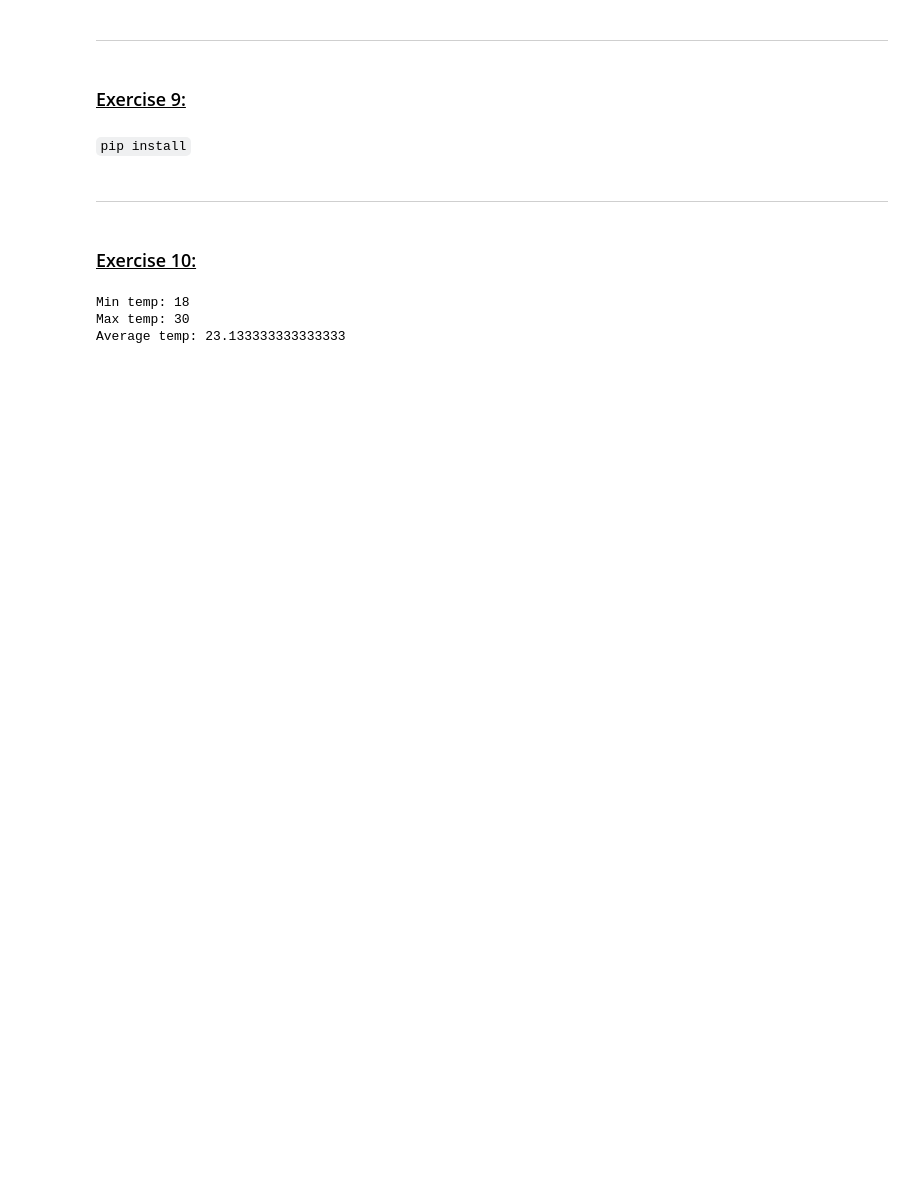
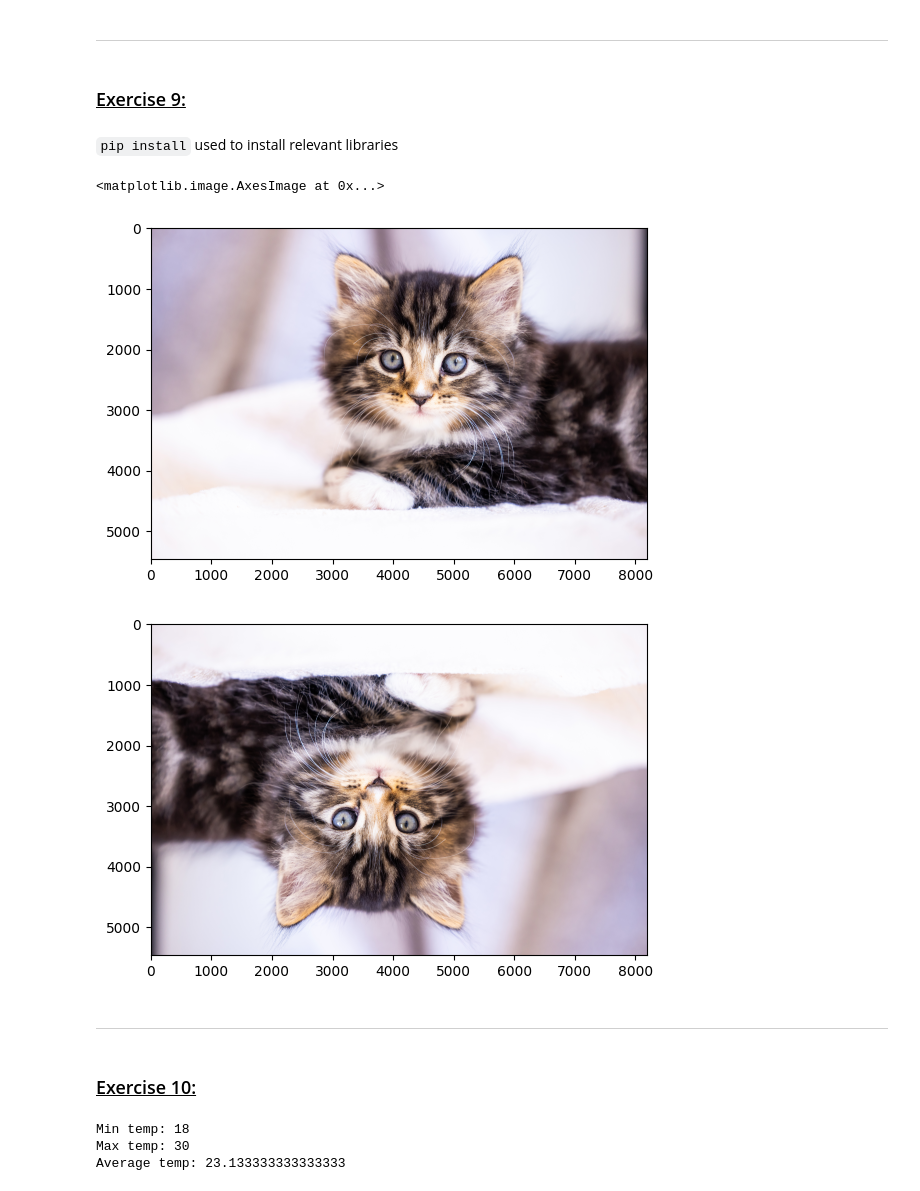
Before and after one commit to sadiam09/Beginner, a Jupyter notebook: exercise_portfolio/coursework.ipynb, the cells around one changed output. Saved outputs shown, nothing was run; the diff lists cells and outputs as text; code cells hidden in the pictures; blank space fills up the shorter version.

```diff
--- a/exercise_portfolio/coursework.ipynb
+++ b/exercise_portfolio/coursework.ipynb
@@ -240,7 +252,7 @@ print(f"Result: {result}") # print the result
 # %% [markdown]
 ### <u>Exercise 9:</u>
 # %% [markdown]
-`pip install`
+`pip install` used to install relevant libraries
 # %%
 """
 Importing libraries
@@ -250,17 +262,24 @@ import PIL
 import urllib
 import matplotlib.pyplot as plt
 # %%
-image_url = "https://www.cats.org.uk/media/13139/220325case013.jpg"
+"""
+Image flipping with Numpy
+"""
+image_url = "https://www.cats.org.uk/media/13139/220325case013.jpg" # url of image used
 
-image_data = urllib.request.urlopen(image_url)
-image = PIL.Image.open(image_data)
-np_image = np.array(image)
+image_data = urllib.request.urlopen(image_url) # open image from internet
+image = PIL.Image.open(image_data) # load image using PIL
+np_image = np.array(image) # convert image into numpy array
+
+plt.figure() # new figure created for image
+plt.imshow(np.flip(np_image, axis=1)) # image flipped horizontally and displayed
 
 plt.figure()
-plt.imshow(np.flip(np_image, axis=1))
-
-plt.figure()
-plt.imshow(np.flip(np_image, axis=0))
+plt.imshow(np.flip(np_image, axis=0)) # image flipped vertically and displayed
+# %% [output]
+<matplotlib.image.AxesImage at 0x...>
+[figure, added]
+[figure, added]
 # %% [markdown]
 ---
 # %% [markdown]
```
Also changed, not shown: parts of 22 cells of this notebook, 1 other file.
